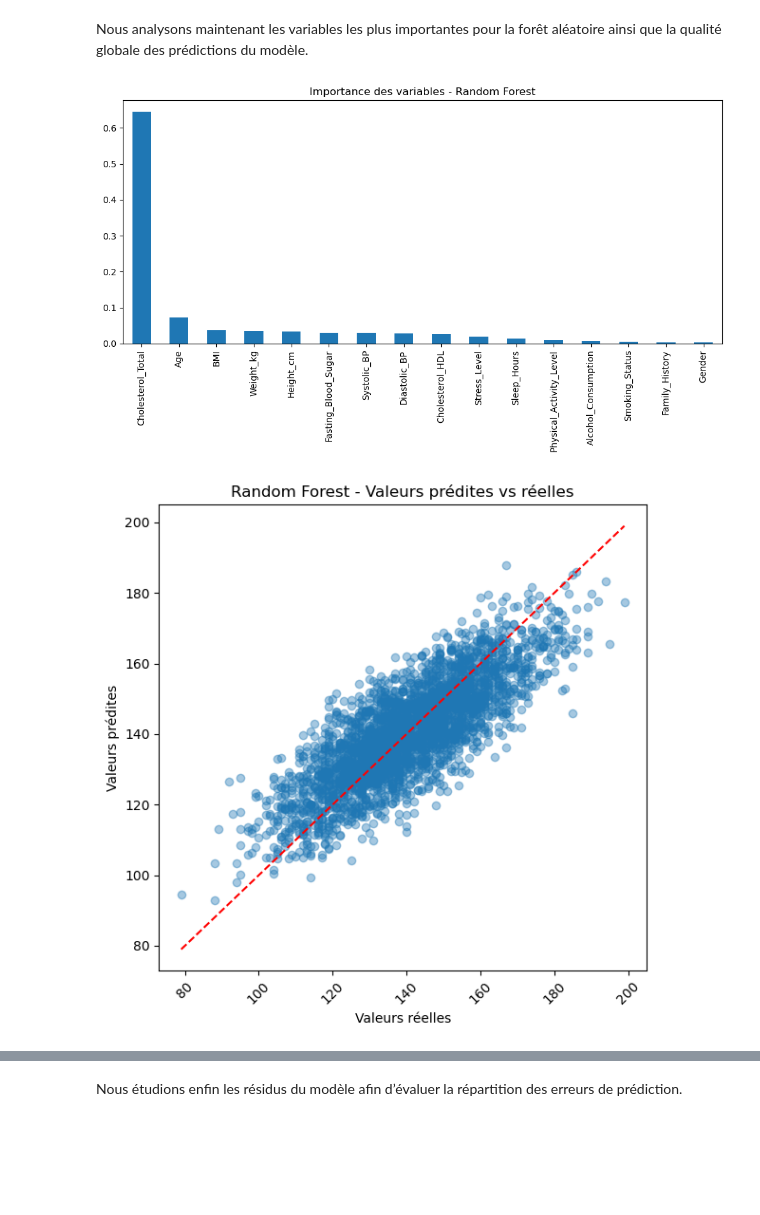
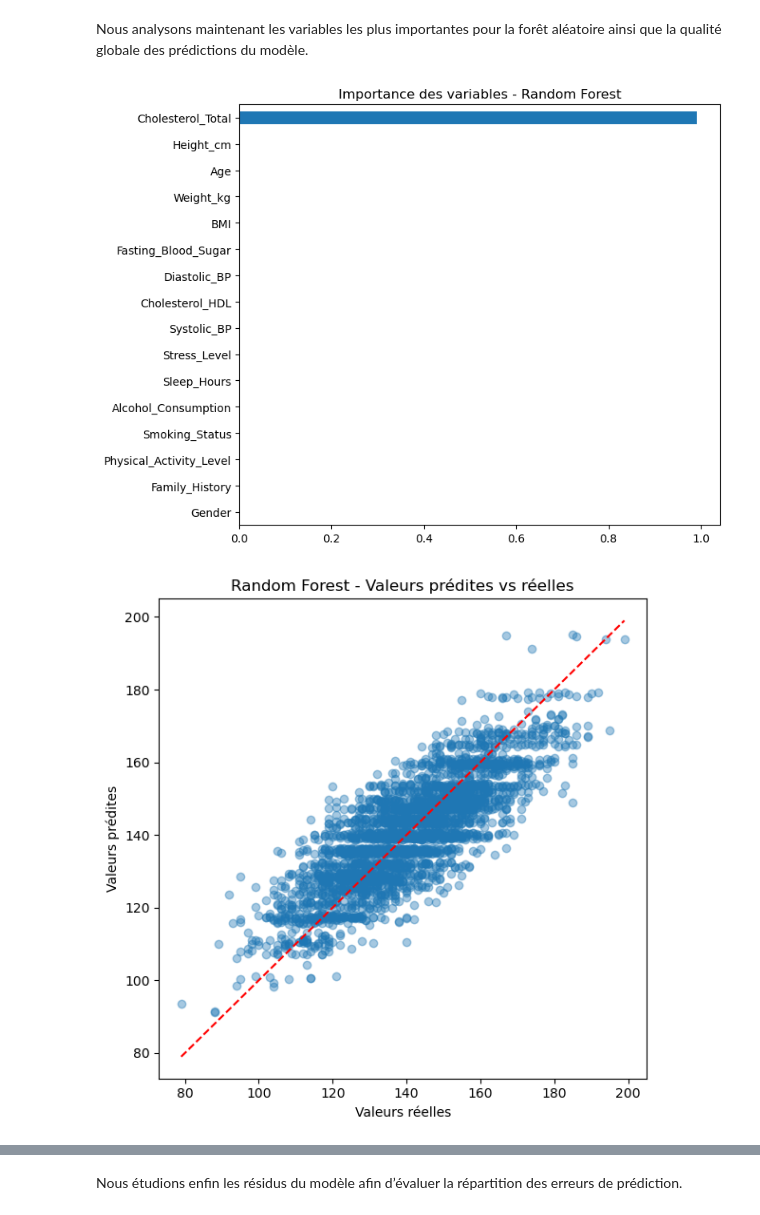
Before and after one commit to AhmedBousbih/Projet-Machine-learning, a Jupyter notebook: Projet_ML_py.ipynb, the cells around one changed output, grey strips where cells are left out. Cells and saved outputs as stored; diff of their text form; code cells hidden in the pictures; blank space fills up the shorter version.

```diff
--- a/Projet_ML_py.ipynb
+++ b/Projet_ML_py.ipynb
@@ -1145,15 +1130,30 @@ Les arbres de décision permettent de modéliser des relations non linéaires en
 Comme précédemment, les principaux hyperparamètres seront optimisés par validation croisée.
 # %%
 from sklearn.tree import DecisionTreeRegressor
-from sklearn.metrics import mean_absolute_error
 
 # Optimisation de la profondeur de l'arbre
+param = [{
+    "max_depth": list(range(2,15)),
+    "min_samples_leaf": [1, 5, 10, 20]
+}]
 
-param = [{"max_depth": list(range(2, 10))}]
-tree = GridSearchCV( DecisionTreeRegressor(random_state=randomseed), param, cv=10, n_jobs=-1)
+tree = GridSearchCV(
+    DecisionTreeRegressor(
+        random_state=randomseed
+    ),
+    param,
+    cv=5,
+    n_jobs=-1
+)
 
 treeOpt = tree.fit(Xr_train_chol, y_train_chol)
 
 # Paramètre optimal
-print("Meilleur score R² = %f, Meilleur paramètre = %s"% (treeOpt.best_score_, treeOpt.best_params_))
+print(
+    "Meilleur score = %f, Meilleur paramètre = %s"
+    % (
+        treeOpt.best_score_,
+        treeOpt.best_params_
+    )
+)
 # %% [output]
@@ -1328,11 +1307,13 @@ Contrairement aux modèles précédents, cette méthode repose sur un ensemble d
 Les principaux hyperparamètres seront optimisés par validation croisée.
 # %%
 from sklearn.ensemble import RandomForestRegressor
-from sklearn.metrics import mean_absolute_error
 
 # Grille des hyperparamètres
-
-param_rf = [{"max_features": list(range(2, 10, 1))}]
+param_rf = {
+    'n_estimators': [100, 200],
+    'max_depth': [5, 10, None],
+    'min_samples_leaf': [1, 5]
+}
 
 # Validation croisée
 rf_reg = GridSearchCV(
@@ -1384,37 +1365,37 @@ Nous analysons maintenant les variables les plus importantes pour la forêt alé
 # Importance des variables
 importance_rf = pd.Series(
     rf_reg.best_estimator_.feature_importances_,
     index=X_train_chol.columns
 )
 
 # Affichage
-importance_rf.sort_values(ascending=False).plot(
-    kind='bar',
-    figsize=(10,6)
+importance_rf.sort_values().plot(
+    kind='barh',
+    figsize=(8,6)
 )
 
 plt.title("Importance des variables - Random Forest")
 plt.tight_layout()
 plt.show()
 
 # Graphique prédictions vs réalité
 plt.figure(figsize=(6,6))
 
 plt.scatter(y_test_chol, y_pred_rf, alpha=0.4)
 
 plt.plot(
     [y_test_chol.min(), y_test_chol.max()],
     [y_test_chol.min(), y_test_chol.max()],
     'r--'
 )
 
 plt.xlabel("Valeurs réelles")
 plt.ylabel("Valeurs prédites")
 plt.title("Random Forest - Valeurs prédites vs réelles")
-plt.xticks(rotation=45)
+
 plt.tight_layout()
 plt.show()
 # %% [output]
-[figure, old version]
+[figure, new version]
-[figure, old version]
+[figure, new version]
 # %% [markdown]
```
Also changed, not shown: parts of 56 cells of this notebook.
